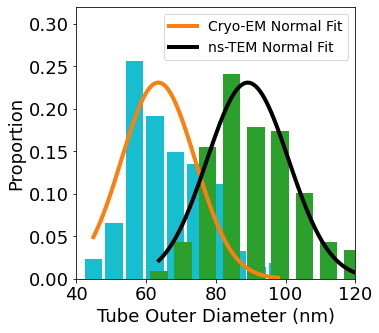
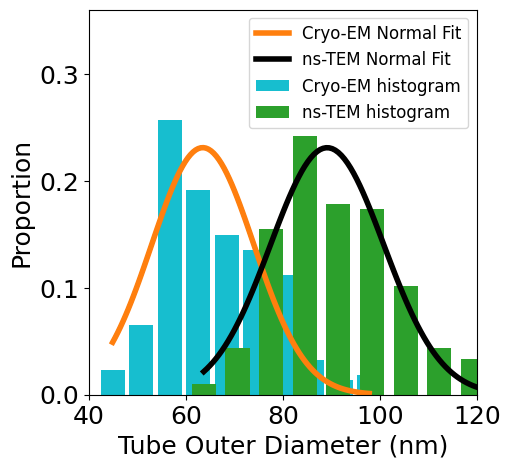
The change to this notebook cell's code, shown as a diff; its figure went from the first image to the second:
--- before
+++ after
@@ -2,11 +2,11 @@
 
 
-ax.bar(y_[:-1], x_/np.sum(x_), width = 5, color='C9')
+ax.bar(y_[:-1], x_/np.sum(x_), width = 5, color='C9', label='Cryo-EM histogram')
 ax.plot(x_sizes_cryo_em, normal_fit_cryo_em/3.5, linewidth = 3)
 ax.plot(x_sizes_cryo_em, normal_fit_cryo_em/3.5, linewidth = 4, color = 'C1', label = 'Cryo-EM Normal Fit')
 
 
-ax.bar(y[:-1], x/np.sum(x), width = 5, color='C2')
-ax.set_ylim([0, 0.32])
+ax.bar(y[:-1], x/np.sum(x), width = 5, color='C2', label='ns-TEM histogram')
+ax.set_ylim([0, 0.55])
 ax.plot(x_sizes_em, normal_fit_em/4, linewidth = 3)
 ax.plot(x_sizes_em, normal_fit_em/4, linewidth = 4, color = 'black', label = 'ns-TEM Normal Fit')
@@ -15,6 +15,6 @@
 
 ax.set_ylabel('Proportion')
-ax.legend(loc = 1, fontsize = 14)
-ax.set_ylim([0, 0.32])
+ax.legend(loc = 1, fontsize = 12)
+ax.set_ylim([0, 0.36])
 ax.set_xlabel('Tube Outer Diameter (nm)')
 ax.set_xlim([40, 120])

Commit: update README, dependencies, and gitignore